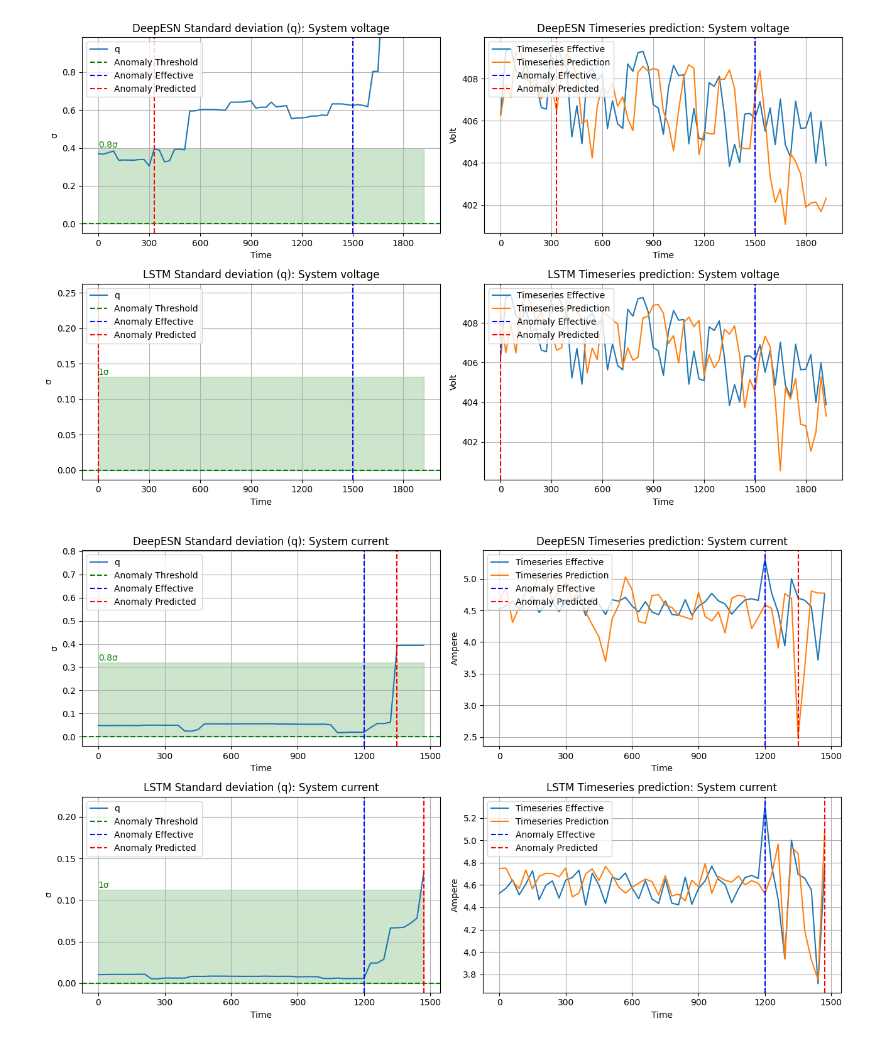
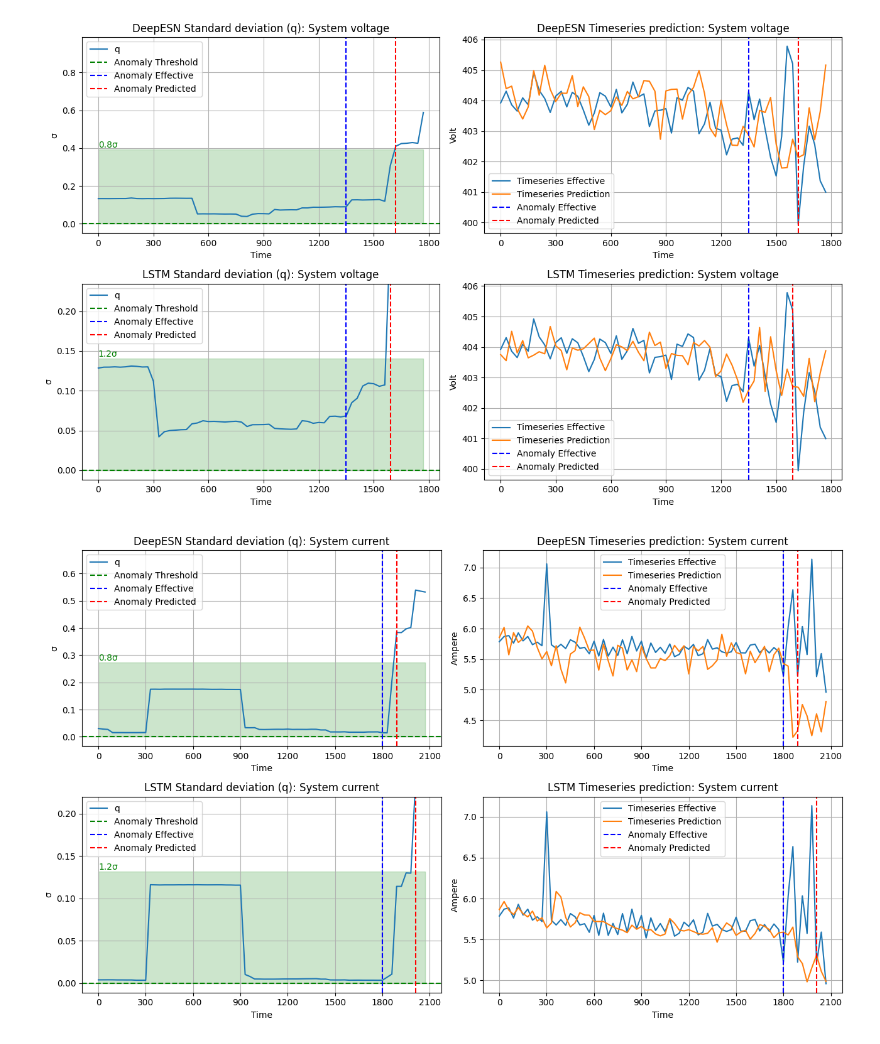
Before and after one commit to GeremiaPompei/energiai, a Jupyter notebook: notebook/plot_analysis.ipynb, the cells around one changed output. Drawn from its saved outputs; the diff is of its cells as text; code cells hidden in the pictures.

```diff
--- a/notebook/plot_analysis.ipynb
+++ b/notebook/plot_analysis.ipynb
@@ -69,24 +69,26 @@ create_subplots(
     feature=[('tensione_di_sistema', 'System voltage', 'Volt')],
     models=origin_models,
     plotpath=f'plots/',
-    n_example=6,
-    zoom_left=50,
+    n_example=12,
+    zoom_left=45,
     zoom_right=15,
     ymax=2,
+    legend_loc_2='lower left'
 )
 # %% [output]
-[figure, old version]
+[figure, new version]
 # %%
 create_subplots(
     ts_dataset,
     feature=[('corrente_di_sistema', 'System current', 'Ampere')],
     models=origin_models,
     plotpath=f'plots/',
-    n_example=47,
-    zoom_left=40,
+    n_example=1,
+    zoom_left=60,
     zoom_right=10,
     ymax=2,
+    legend_loc_2='upper center'
 )
 # %% [output]
-[figure, old version]
+[figure, new version]
 # %%
```
Also changed, not shown: parts of 5 cells of this notebook, 10 other files.
